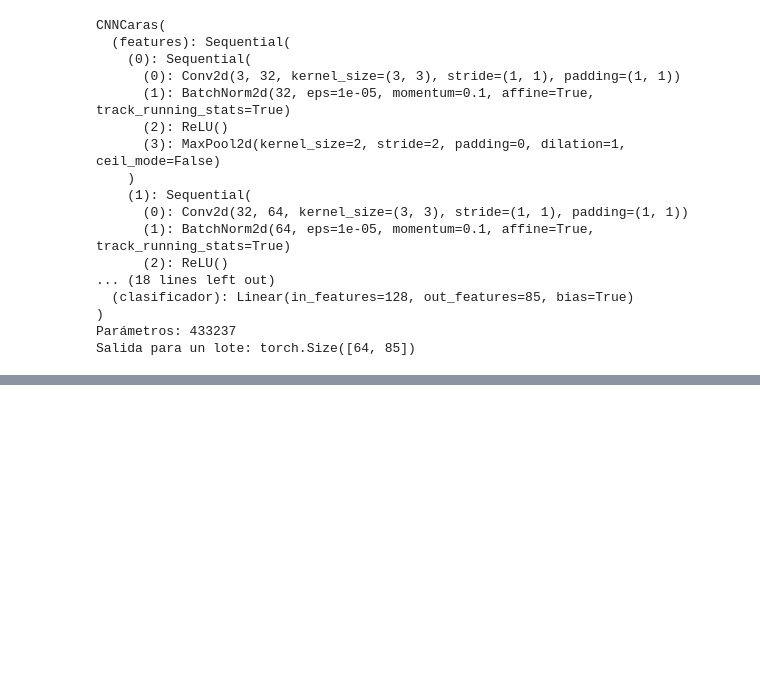
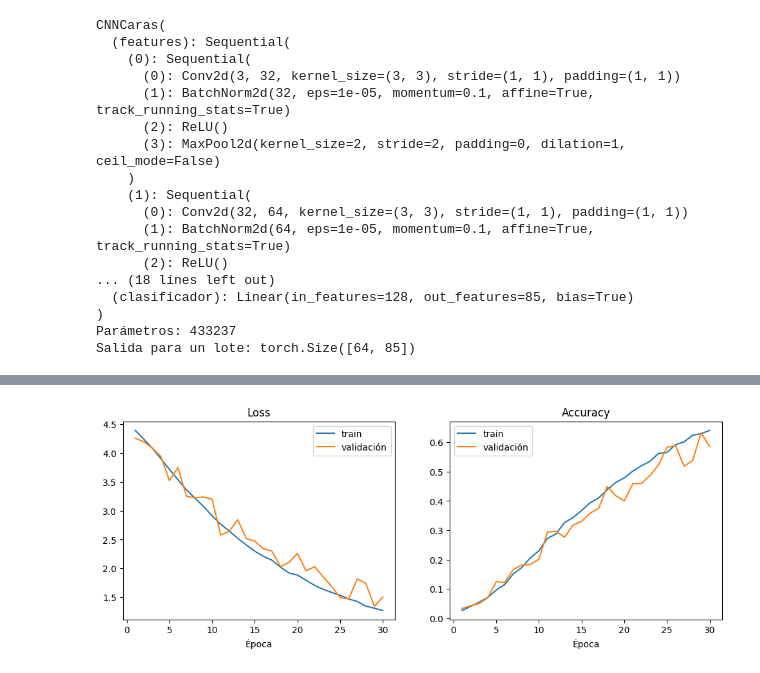
Before and after one commit to bethoven996/tuia-face-recognition-app, a Jupyter notebook: 2-train.ipynb, the cells around one changed output, grey strips where cells are left out. Drawn from its saved outputs; the diff is of its cells as text; code cells hidden in the pictures; blank space fills up the shorter version.

```diff
--- a/2-train.ipynb
+++ b/2-train.ipynb
@@ -213,0 +230,20 @@ KeyboardInterrupt:
+# %%
+epocas = range(1, len(historial["train_loss"]) + 1)
+
+fig, axes = plt.subplots(1, 2, figsize=(12, 4))
+
+axes[0].plot(epocas, historial["train_loss"], label="train")
+axes[0].plot(epocas, historial["val_loss"], label="validación")
+axes[0].set_title("Loss")
+axes[0].set_xlabel("Época")
+axes[0].legend()
+
+axes[1].plot(epocas, historial["train_acc"], label="train")
+axes[1].plot(epocas, historial["val_acc"], label="validación")
+axes[1].set_title("Accuracy")
+axes[1].set_xlabel("Época")
+axes[1].legend()
+
+plt.show()
+# %% [output]
+[figure, added]
```
Also changed, not shown: parts of 28 cells of this notebook.
